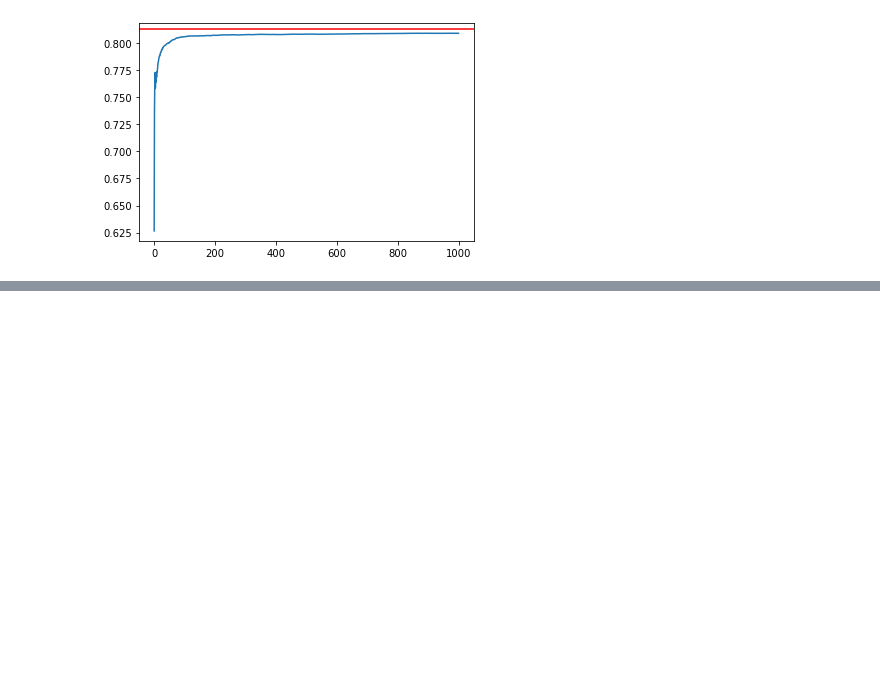
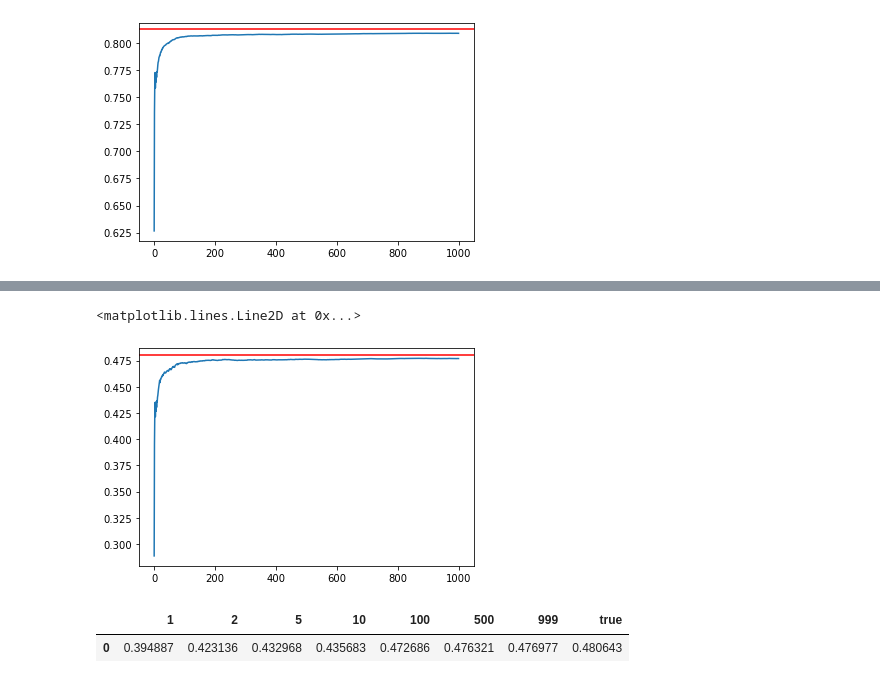
Before and after one commit to EducationalTestingService/prmse-simulations, a Jupyter notebook: notebooks/exp_trivial1.ipynb, the cells around one changed output, grey strips where cells are left out. Saved outputs shown, nothing was run; the diff lists cells and outputs as text; code cells hidden in the pictures; blank space fills up the shorter version.

```diff
--- a/notebooks/exp_trivial1.ipynb
+++ b/notebooks/exp_trivial1.ipynb
@@ -72,0 +108,21 @@ df_corrs[[1, 5,  10, 100, 500, 999, 'true']]
+# %%
+# compute r2 with aggregated scores
+r2_mean = []
+for h in human_columns:
+    r2_mean.append(r2_score(df_agg[h], df['system']))
+r2_mean = pd.Series(r2_mean)
+# %%
+# plot r2
+ax = sns.lineplot(data=r2_mean)
+ax.axhline(true_r2, color='red')
+# %% [output]
+<matplotlib.lines.Line2D at 0x...>
+[figure, added]
+# %%
+# print r2 for few key steps
+df_r2 = pd.DataFrame(r2_mean).transpose()
+df_r2['true'] = true_r2
+df_r2[[1, 2,  5,  10, 100, 500, 999, 'true']]
+# %% [output]
+|  | 1 | 2 | 5 | 10 | 100 | 500 | 999 | true |
+| 0 | 0.394887 | 0.423136 | 0.432968 | 0.435683 | 0.472686 | 0.476321 | 0.476977 | 0.480643 |
```
Also changed, not shown: parts of 13 cells of this notebook.
